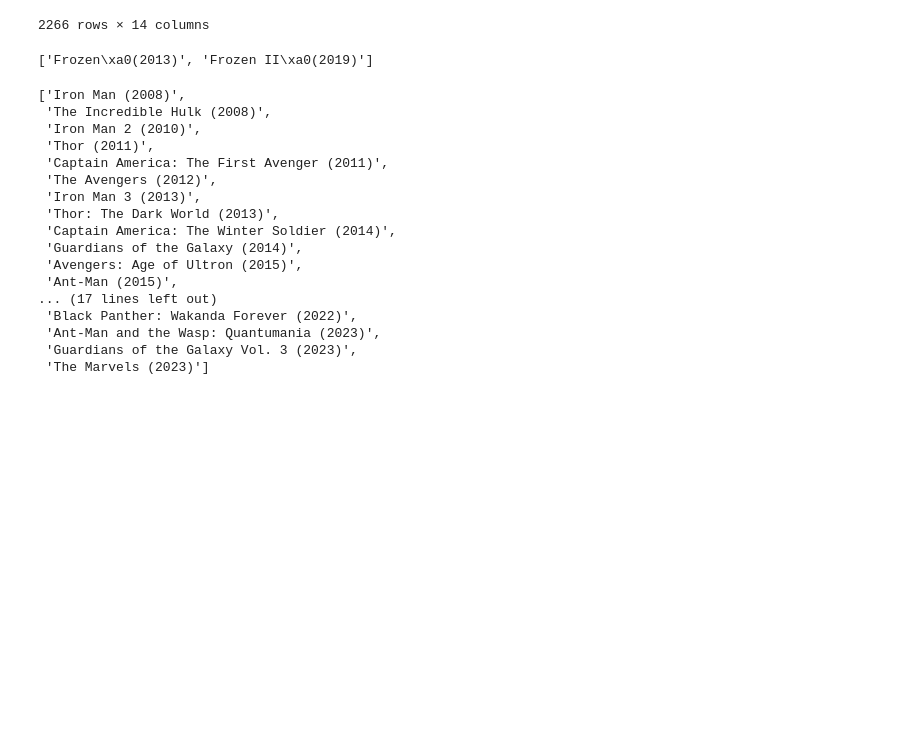
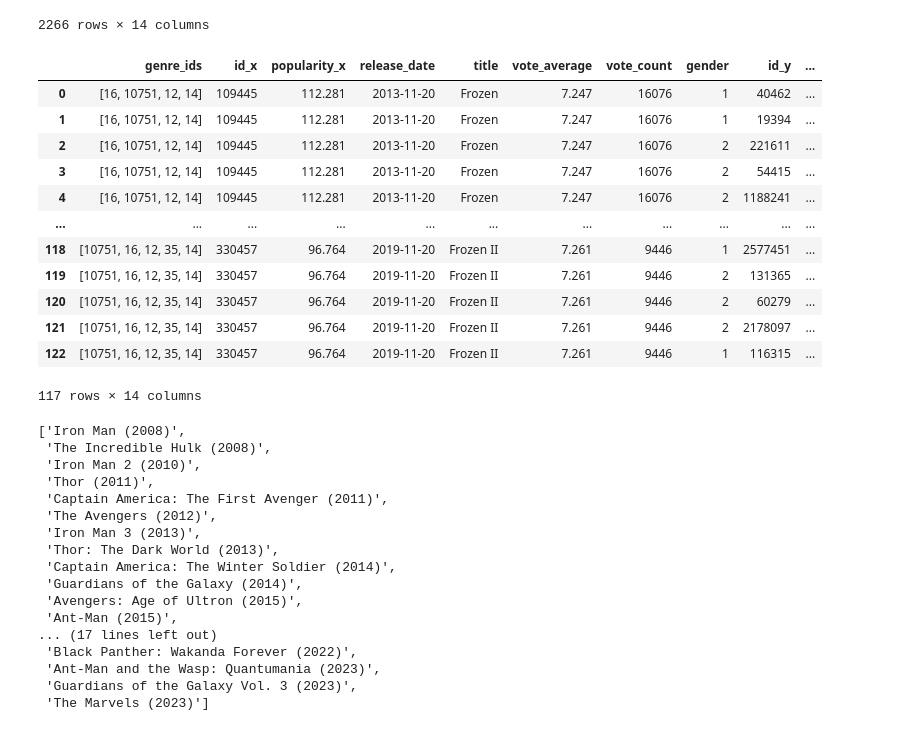
Before and after one commit to mlcuadra1/MBTI-movies-EDA, a Jupyter notebook: notebooks/Script 5 - char-movies-expansion.ipynb, the cells around one changed output. Saved outputs shown, nothing was run; the diff lists cells and outputs as text; code cells hidden in the pictures; blank space fills up the shorter version.

Commit message:
Fixed weird character on pipeline

```diff
--- a/notebooks/Script 5 - char-movies-expansion.ipynb
+++ b/notebooks/Script 5 - char-movies-expansion.ipynb
@@ -220,6 +220,10 @@ class expanding_movies_to_cast:
 
     def fetch_movies_in_franchise(self):
         self.movie_list_in_franchise = list(list_of_franchise_movies[list_of_franchise_movies['franchise']==self.input]['movie'])
+        try:
+            self.movie_list_in_franchise = [movie.replace('\xa0', ' ') for movie in self.movie_list_in_franchise]
+        except:
+            pass
         return self.movie_list_in_franchise
 
     def fetch_movie_details(self):
@@ -303,13 +307,25 @@ mcu.franchise_cast_merge_pipeline()
 # %%
 hp = expanding_movies_to_cast('Frozen (Franchise)')
 hp.fetch_characters_in_franchise()
 hp.fetch_movies_in_franchise()
-# hp.fetch_movie_details()
-# hp.franchise_movies_pipeline()
-# hp.get_chars_in_movie_id_list()
-# hp.franchise_cast_merge_pipeline()
+hp.fetch_movie_details()
+hp.franchise_movies_pipeline()
+hp.get_chars_in_movie_id_list()
+hp.franchise_cast_merge_pipeline()
 # %% [output]
+|  | genre_ids | id_x | popularity_x | release_date | title | vote_average | vote_count | gender | id_y | ... |
+| 0 | [16, 10751, 12, 14] | 109445 | 112.281 | 2013-11-20 | Frozen | 7.247 | 16076 | 1 | 40462 | ... |
+| 1 | [16, 10751, 12, 14] | 109445 | 112.281 | 2013-11-20 | Frozen | 7.247 | 16076 | 1 | 19394 | ... |
+| 2 | [16, 10751, 12, 14] | 109445 | 112.281 | 2013-11-20 | Frozen | 7.247 | 16076 | 2 | 221611 | ... |
+| 3 | [16, 10751, 12, 14] | 109445 | 112.281 | 2013-11-20 | Frozen | 7.247 | 16076 | 2 | 54415 | ... |
+| 4 | [16, 10751, 12, 14] | 109445 | 112.281 | 2013-11-20 | Frozen | 7.247 | 16076 | 2 | 1188241 | ... |
+| ... | ... | ... | ... | ... | ... | ... | ... | ... | ... | ... |
+| 118 | [10751, 16, 12, 35, 14] | 330457 | 96.764 | 2019-11-20 | Frozen II | 7.261 | 9446 | 1 | 2577451 | ... |
+| 119 | [10751, 16, 12, 35, 14] | 330457 | 96.764 | 2019-11-20 | Frozen II | 7.261 | 9446 | 2 | 131365 | ... |
+| 120 | [10751, 16, 12, 35, 14] | 330457 | 96.764 | 2019-11-20 | Frozen II | 7.261 | 9446 | 2 | 60279 | ... |
+| 121 | [10751, 16, 12, 35, 14] | 330457 | 96.764 | 2019-11-20 | Frozen II | 7.261 | 9446 | 2 | 2178097 | ... |
+| 122 | [10751, 16, 12, 35, 14] | 330457 | 96.764 | 2019-11-20 | Frozen II | 7.261 | 9446 | 1 | 116315 | ... |
-['Frozen\xa0(2013)', 'Frozen II\xa0(2019)']
+117 rows × 14 columns
 # %%
 
 
```
